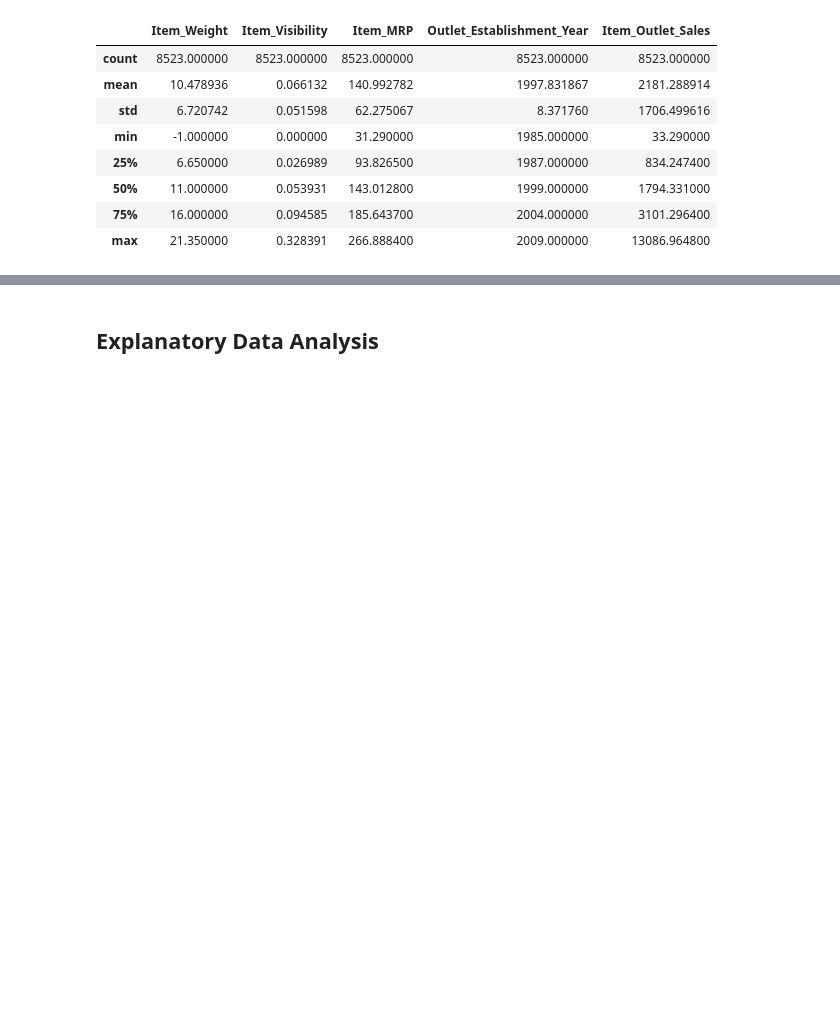
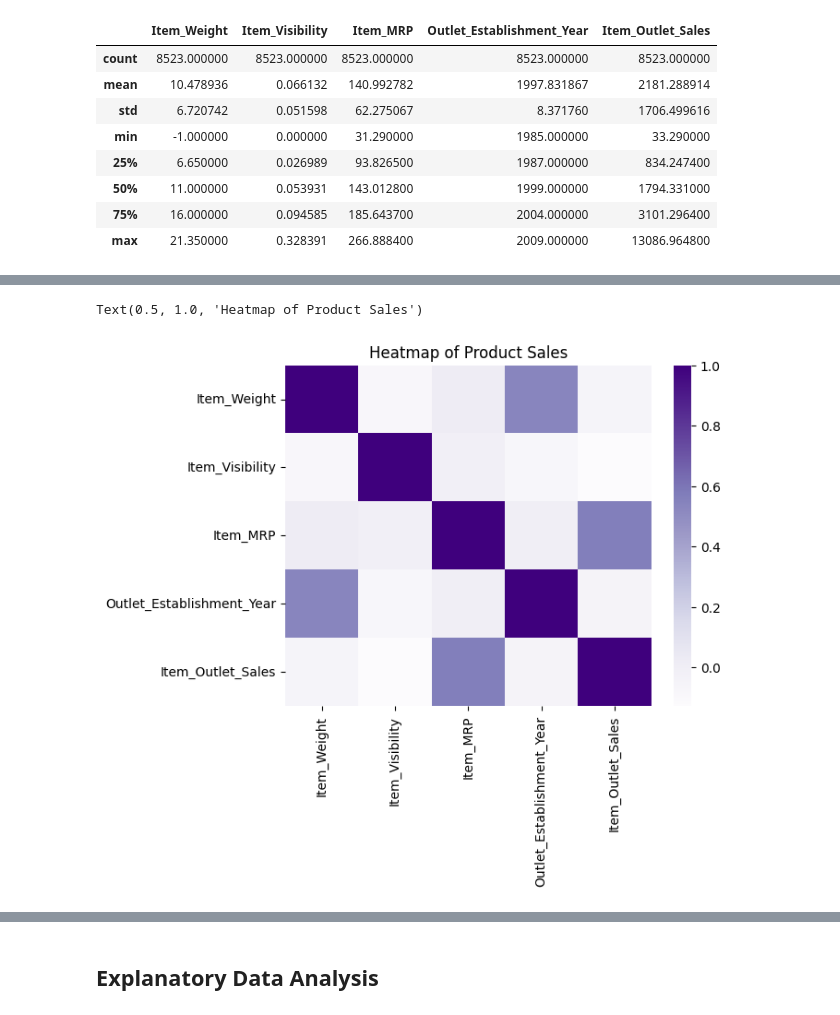
Before and after one commit to kassiedancer92/Prediction-of-Product-Sales, a Jupyter notebook: Prediction_of_Product_Sales.ipynb, the cells around one changed output, grey strips where cells are left out. Saved outputs shown, nothing was run; the diff lists cells and outputs as text; code cells hidden in the pictures; blank space fills up the shorter version.

```diff
--- a/Prediction_of_Product_Sales.ipynb
+++ b/Prediction_of_Product_Sales.ipynb
@@ -226,0 +235,13 @@ df.describe()
+# %%
+# Create heatmap to view correlations
+
+# Find correlations
+corr = df.corr(numeric_only = True)
+
+# Make a heatmap using the correlations from above
+corr.round(2)
+ax1 = sns.heatmap(corr, cmap = 'Purples');
+ax1.set_title("Heatmap of Product Sales")
+# %% [output]
+Text(0.5, 1.0, 'Heatmap of Product Sales')
+[figure, added]
```
Also changed, not shown: parts of 12 cells of this notebook.
